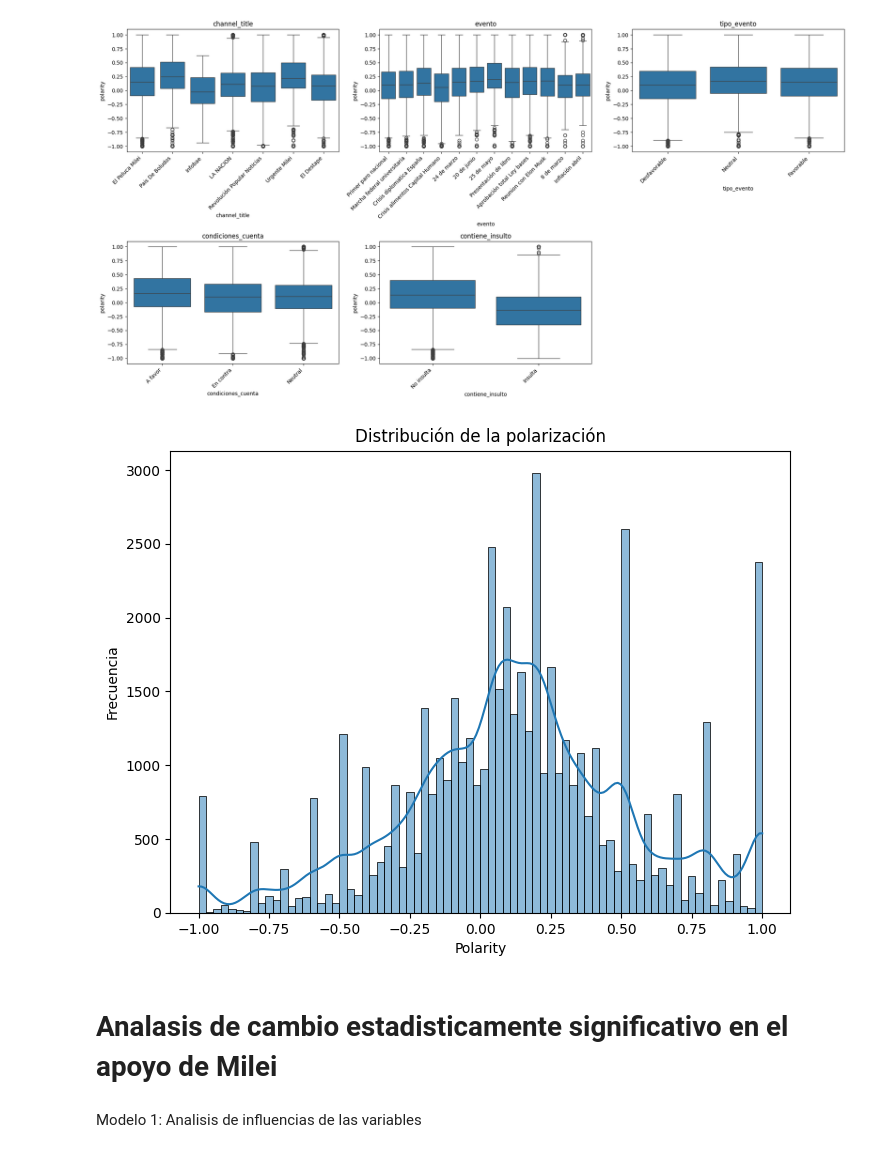
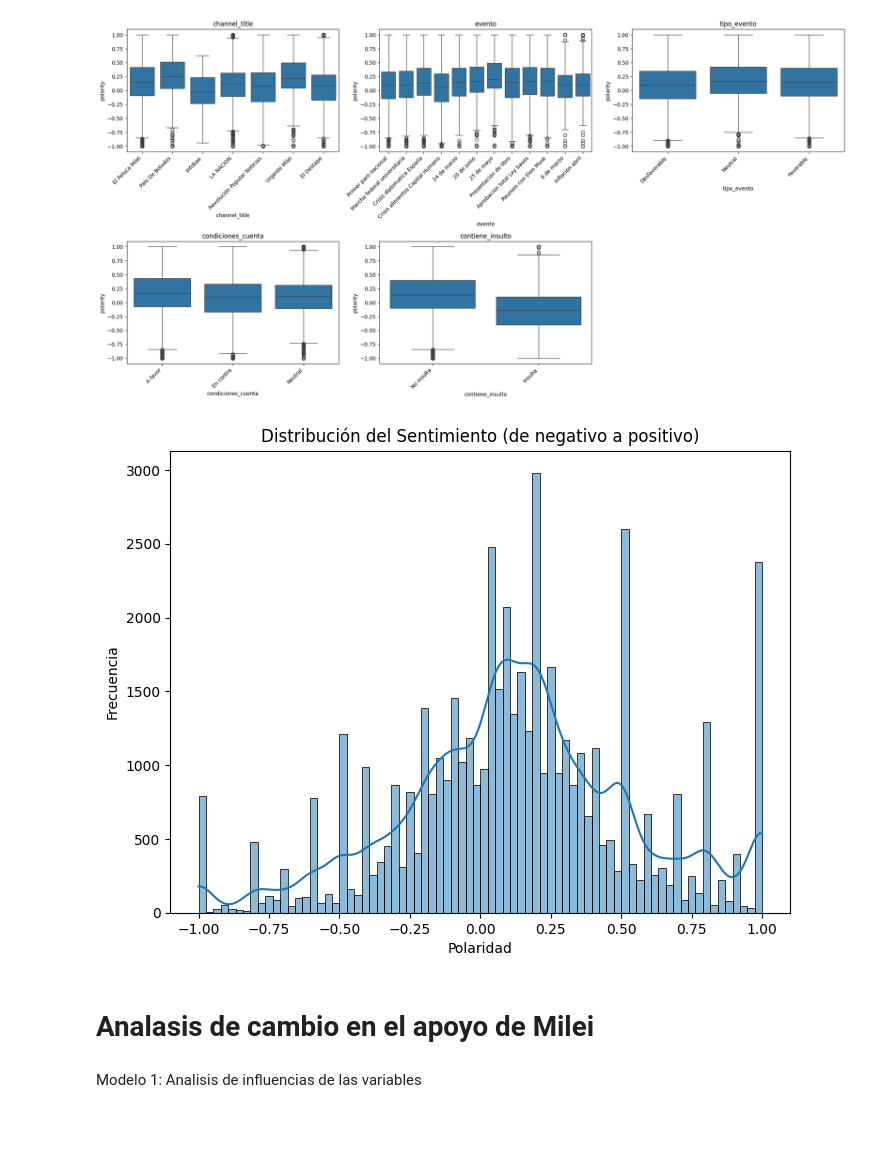
Before and after one commit to paecis-uba/paecis_grupo_13, a Jupyter notebook: tif_paecis_grupo_13/notebooks/6_modelo_estadistico_sentiment.ipynb, the cells around one changed output. Cells and saved outputs as stored; diff of their text form; code cells hidden in the pictures; blank space fills up the shorter version.

```diff
--- a/tif_paecis_grupo_13/notebooks/6_modelo_estadistico_sentiment.ipynb
+++ b/tif_paecis_grupo_13/notebooks/6_modelo_estadistico_sentiment.ipynb
@@ -18,5 +14,5 @@ import os
 # %%
-ruta_archivo = os.path.join('..', "data", "processed", "dfscore_2.csv")
+ruta_archivo = os.path.join('..', "data", "processed", "dfscore_final.csv")
 df_inicial = pd.read_csv(ruta_archivo)
 # %%
 print(df_inicial["contiene_insulto"].value_counts())
@@ -353,19 +325,9 @@ Tendencia estadistica
 # %% [markdown]
 -----------------------------------------------------
 # %%
-# Convertir fechas
-df_inicial['comment_time'] = pd.to_datetime(df_inicial['comment_time'])
-df_inicial['video_published_at'] = pd.to_datetime(df_inicial['video_published_at'])
-
-# Eliminar comentarios neutros
-df_inicial = df_inicial[df_inicial['polarity'] != 0]
-
-# Crear columna temporal agrupada (e.g., por mes)
-df_inicial['month'] = df_inicial['comment_time'].dt.to_period('M')
-
 # Visualización de cambios en el tiempo
 sentiment_trends = df_inicial.groupby(['month', 'Sentimiento']).size().unstack().fillna(0)
-sentiment_trends.plot(kind='bar', stacked=True, figsize=(12, 6))
+sentiment_trends.plot(kind='bar', stacked=True, figsize=(12, 6) )
 plt.title("Tendencias de sentimiento a lo largo del tiempo")
 plt.ylabel("Número de comentarios")
 plt.show()
@@ -388,17 +350,17 @@ plt.show()
 # %% [output]
 [figure]
 # %%
-# Aprovechamos para visualizar la distribución de salario
+# Aprovechamos para visualizar la distribución de la polaridad (sentimiento negativo = -1 a positivo = +1)
 plt.figure(figsize=(8, 6))
 sns.histplot(df_inicial['polarity'], kde=True)
-plt.title('Distribución de la polarización')
-plt.xlabel('Polarity')
+plt.title('Distribución del Sentimiento (de negativo a positivo)')
+plt.xlabel('Polaridad')
 plt.ylabel('Frecuencia')
 plt.show()
 # %% [output]
-[figure, old version]
+[figure, new version]
 # %% [markdown]
-# Analasis de cambio estadisticamente significativo en el apoyo de Milei
+# Analasis de cambio en el apoyo de Milei
 # %% [markdown]
 Modelo 1: Analisis de influencias de las variables
 # %%
```
Also changed, not shown: parts of 27 cells of this notebook, 13 other files.
